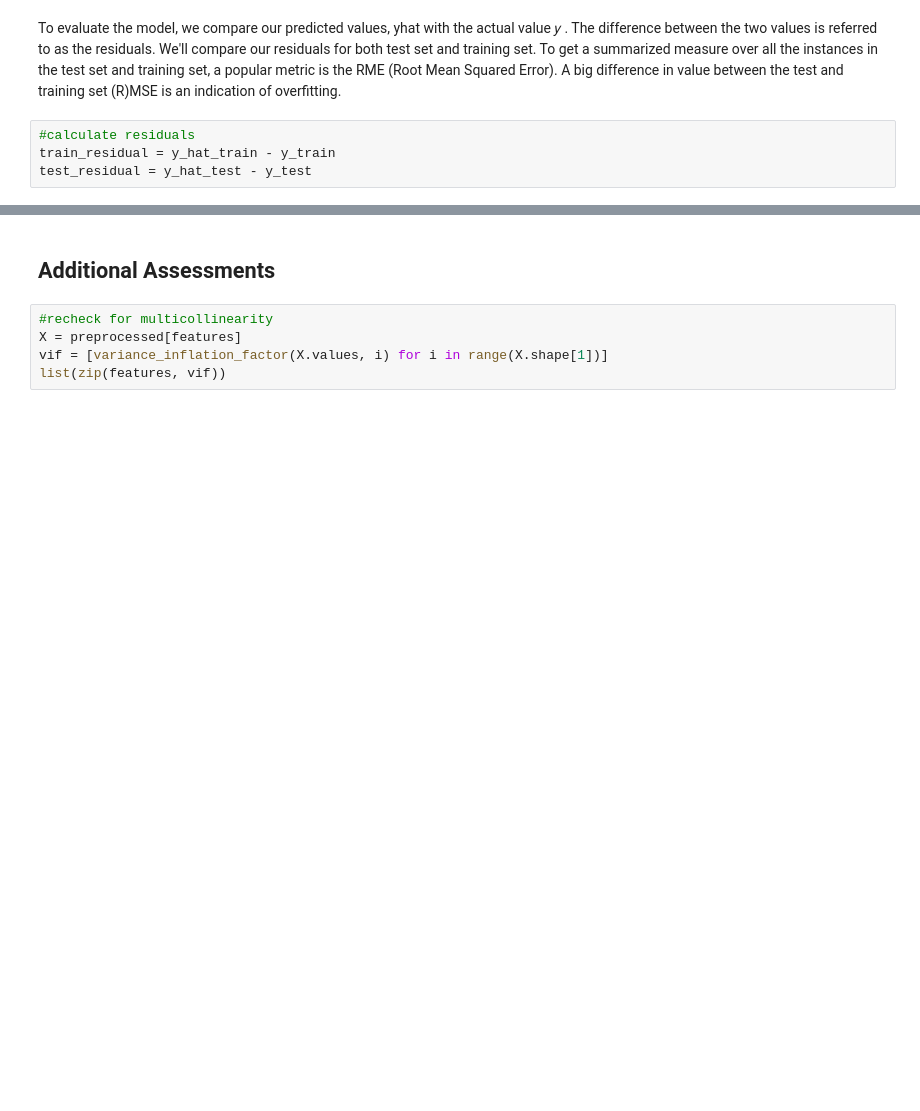
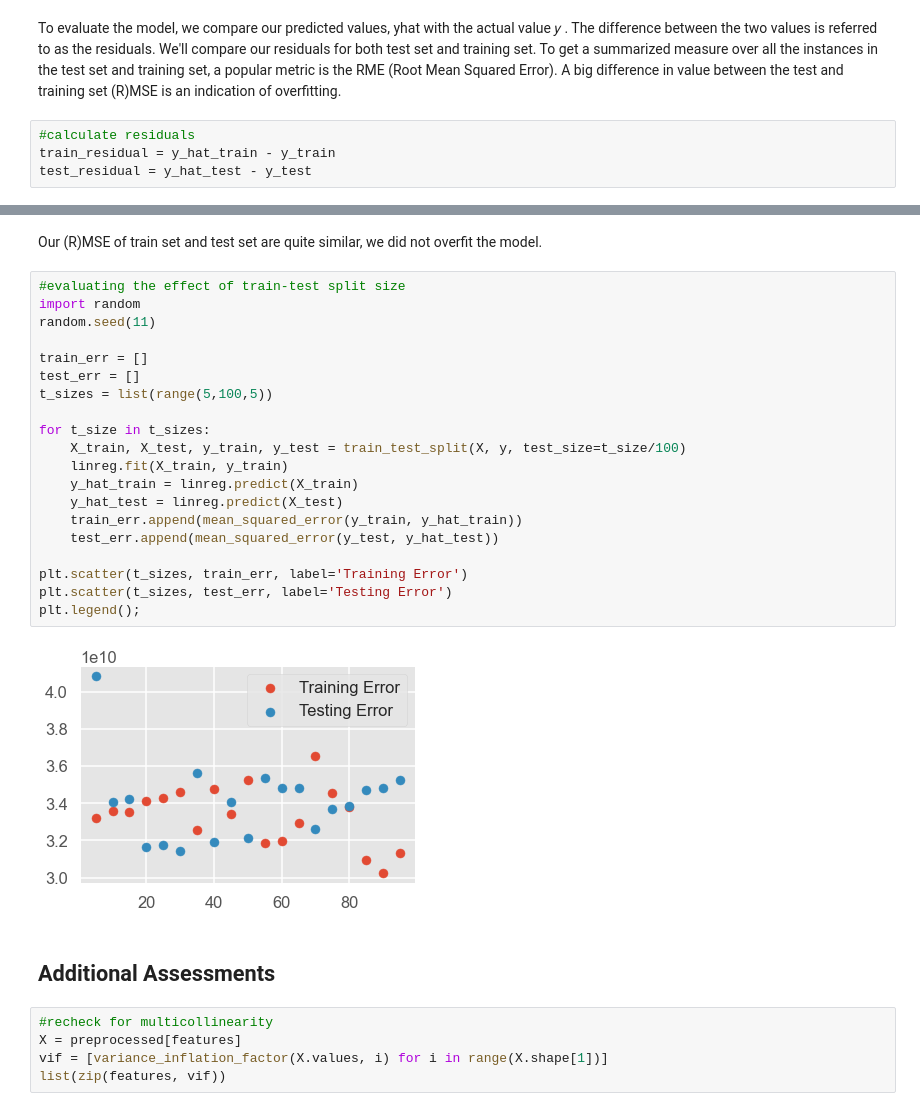
Before and after one commit to baotramduong/Portfolio_Project_Multivariate_Linear_Regression_King_County_Housing, a Jupyter notebook: Part II - Machine Learning.ipynb, the cells around one changed output, grey strips where cells are left out. Drawn from its saved outputs; the diff is of its cells as text; blank space fills up the shorter version.

```diff
--- a/Part II - Machine Learning.ipynb
+++ b/Part II - Machine Learning.ipynb
@@ -411,3 +416,27 @@ print(test_mse)
+# %% [markdown]
+Our (R)MSE of train set and test set are quite similar, we  did not overfit the model.
+# %%
+#evaluating the effect of train-test split size
+import random
+random.seed(11)
+
+train_err = []
+test_err = []
+t_sizes = list(range(5,100,5))
+
+for t_size in t_sizes:
+    X_train, X_test, y_train, y_test = train_test_split(X, y, test_size=t_size/100)
+    linreg.fit(X_train, y_train)
+    y_hat_train = linreg.predict(X_train)
+    y_hat_test = linreg.predict(X_test)
+    train_err.append(mean_squared_error(y_train, y_hat_train))
+    test_err.append(mean_squared_error(y_test, y_hat_test))
+
+plt.scatter(t_sizes, train_err, label='Training Error')
+plt.scatter(t_sizes, test_err, label='Testing Error')
+plt.legend();
+# %% [output]
+[figure, added]
 # %% [markdown]
 ## Additional Assessments
 # %%
```
Also changed, not shown: parts of 22 cells of this notebook.
